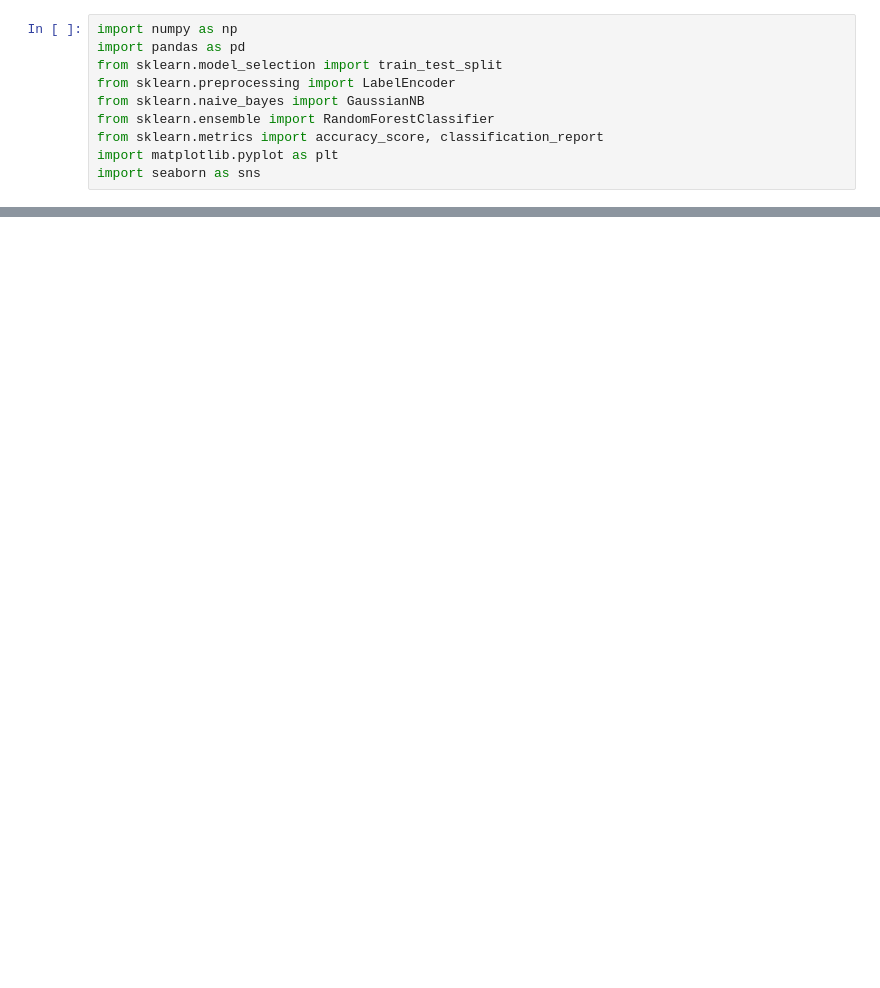
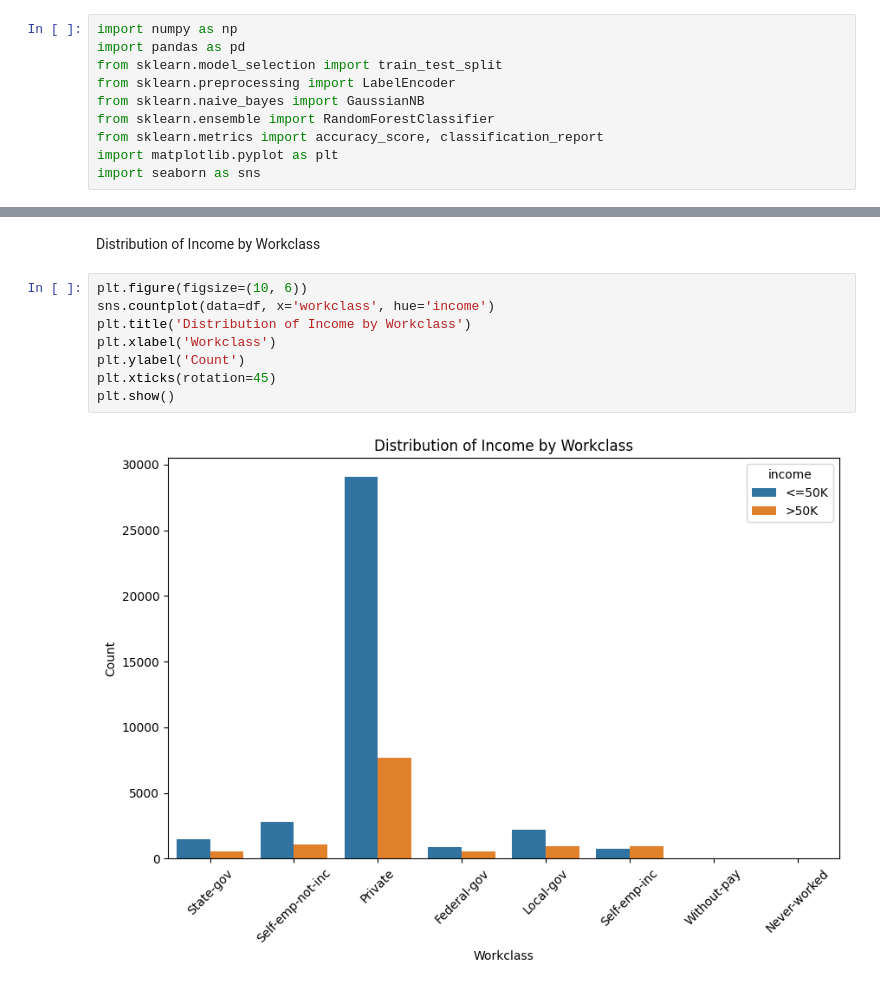
Before and after one commit to neriandria/MachineLearning, a Jupyter notebook: MachineLearning.ipynb, the cells around one changed output, grey strips where cells are left out. Drawn from its saved outputs; the diff is of its cells as text; blank space fills up the shorter version.

```diff
--- a/MachineLearning.ipynb
+++ b/MachineLearning.ipynb
@@ -384,0 +320,12 @@ plt.show()
+# %% [markdown]
+Distribution of Income by Workclass
+# %%
+plt.figure(figsize=(10, 6))
+sns.countplot(data=df, x='workclass', hue='income')
+plt.title('Distribution of Income by Workclass')
+plt.xlabel('Workclass')
+plt.ylabel('Count')
+plt.xticks(rotation=45)
+plt.show()
+# %% [output]
+[figure, added]
```
Also changed, not shown: parts of 79 cells of this notebook.
